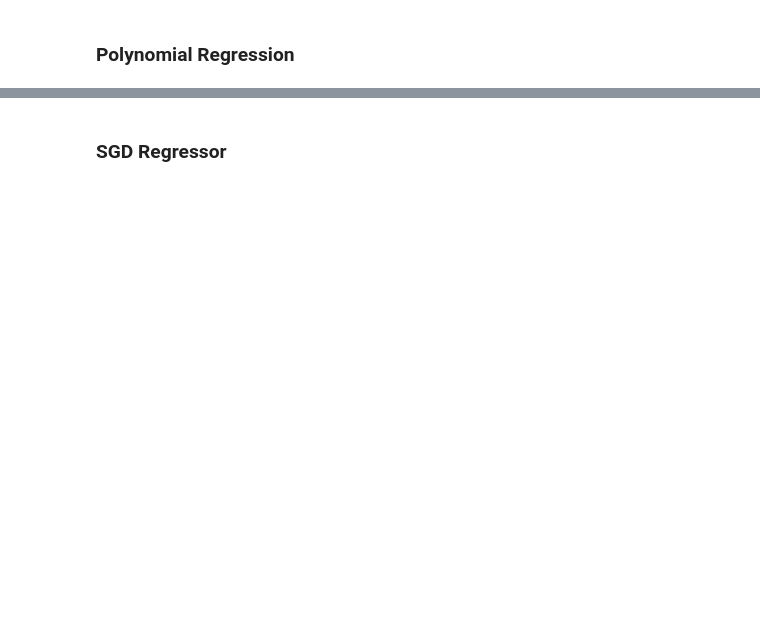
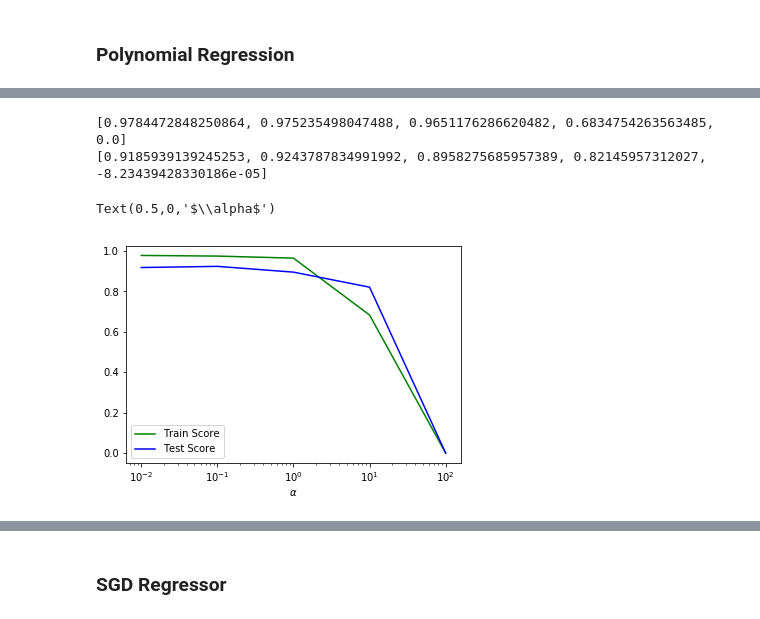
Before and after one commit to SurajMalpani/Twitter-Buzz-prediction, a Jupyter notebook: Project_2_Group_39.ipynb, the cells around one changed output, grey strips where cells are left out. Cells and saved outputs as stored; diff of their text form; code cells hidden in the pictures; blank space fills up the shorter version.

```diff
--- a/Project_2_Group_39.ipynb
+++ b/Project_2_Group_39.ipynb
@@ -243,0 +314,26 @@ print(test_score_list)
+# %%
+from sklearn.linear_model import Lasso
+x_range = [0.01, 0.1, 1, 10, 100]
+train_score_list = []
+test_score_list = []
+
+for alpha in x_range:
+    lasso = Lasso(alpha)
+    lasso.fit(X_train,y_train)
+    train_score_list.append(lasso.score(X_train,y_train))
+    test_score_list.append(lasso.score(X_test, y_test))
+# %%
+print(train_score_list)
+print(test_score_list)
+# %% [output]
+[0.9784472848250864, 0.975235498047488, 0.9651176286620482, 0.6834754263563485, 0.0]
+[0.9185939139245253, 0.9243787834991992, 0.8958275685957389, 0.82145957312027, -8.23439428330186e-05]
+# %%
+plt.plot(x_range, train_score_list, c = 'g', label = 'Train Score')
+plt.plot(x_range, test_score_list, c = 'b', label = 'Test Score')
+plt.xscale('log')
+plt.legend(loc = 3)
+plt.xlabel(r'$\alpha$')
+# %% [output]
+Text(0.5,0,'$\\alpha$')
+[figure, added]
```
Also changed, not shown: parts of 32 cells of this notebook.
